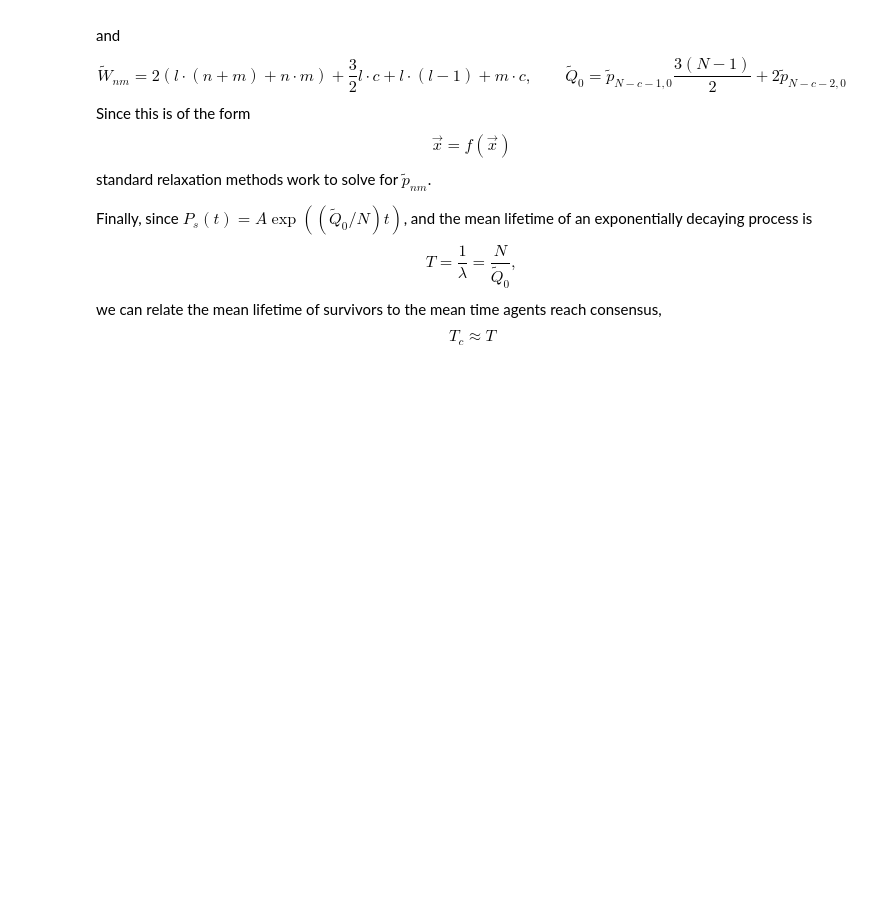
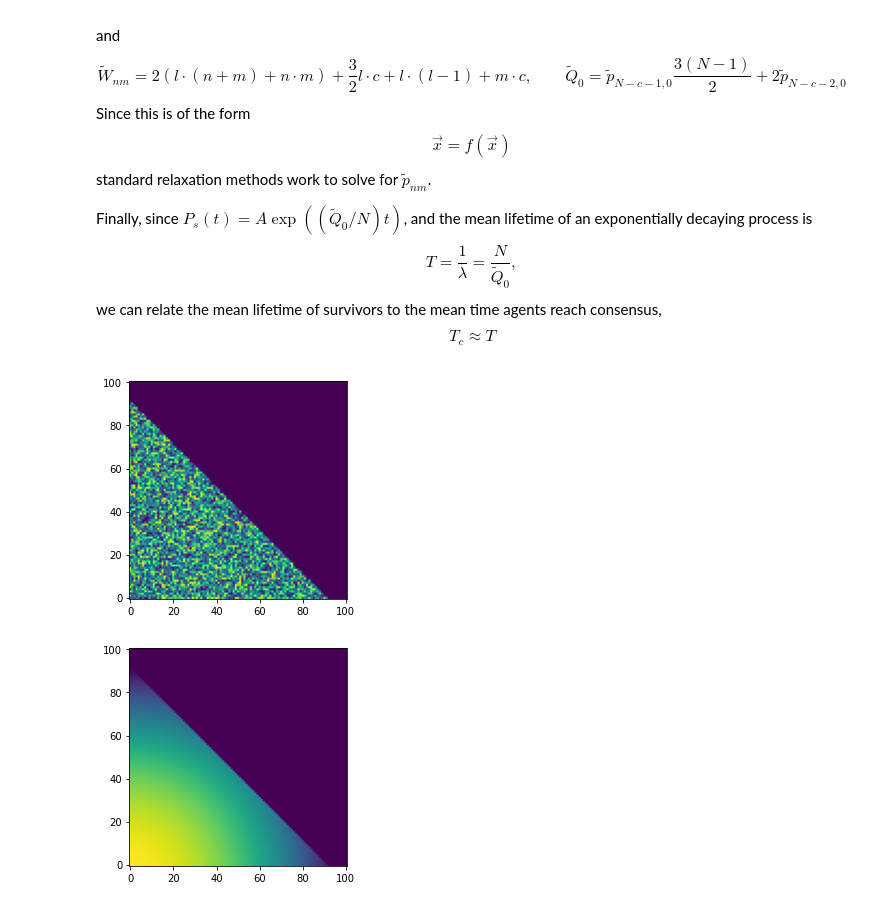
Before and after one commit to slashdotfield/Physics-305, a Jupyter notebook: AfB/notebooks/01 - Prototyping.ipynb, the cells around one changed output. Drawn from its saved outputs; the diff is of its cells as text; code cells hidden in the pictures; blank space fills up the shorter version.

```diff
--- a/AfB/notebooks/01 - Prototyping.ipynb
+++ b/AfB/notebooks/01 - Prototyping.ipynb
@@ -390,3 +390,38 @@ we can relate the mean lifetime of survivors to the mean time agents reach conse
 \begin{equation}
 T_c \approx T
 \end{equation}
+# %%
+def init_dist(N,c):
+    """
+    Generates an initial distribution for \tilde{p},
+    given a number of committed agents c
+    """
+    p_tilde = np.zeros((N+1,N+1))
+
+    for n in range(N-c+1):
+        for m in range(N-c-n+1):
+            p_tilde[n,m] = rd.rand()
+    return p_tilde / sum(sum(p_tilde))
+
+def get_W_matrix(N,c):
+    W_matrix = np.zeros((N+1,N+1))
+    for n in range(N-c+1):
+        for m in range(N-c-n+1):
+            l = N - n - m - c
+            W_matrix[n,m] = 2*l*n + 3/2*l*c + 2 * n * m + l*(l-1) + 2 * l * m + m * c
+
+    return (W_matrix)
+# %%
+tot = 100
+p = 0.09
+c = int(p*tot)
+p_tilde_init = init_dist(tot,c)
+W_matrix = get_W_matrix(tot,c)
+# %%
+plt.imshow(p_tilde_init, origin='lower')
+plt.show()
+plt.imshow(W_matrix,origin='lower')
+plt.show()
+# %% [output]
+[figure, added]
+[figure, added]
```
Also changed, not shown: parts of 5 cells of this notebook, 1 other file.
